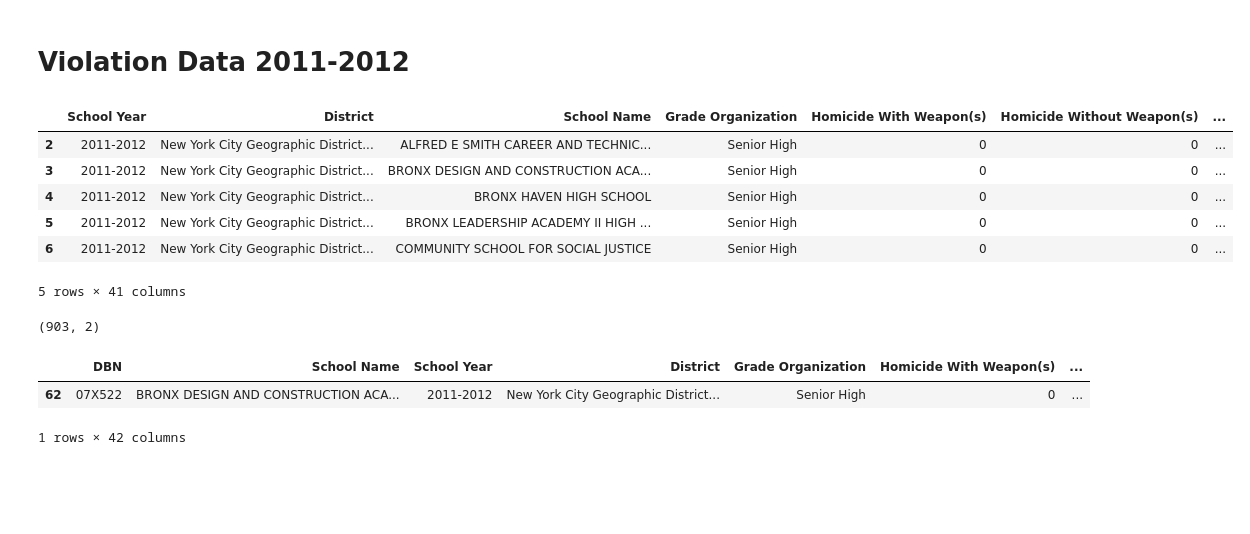
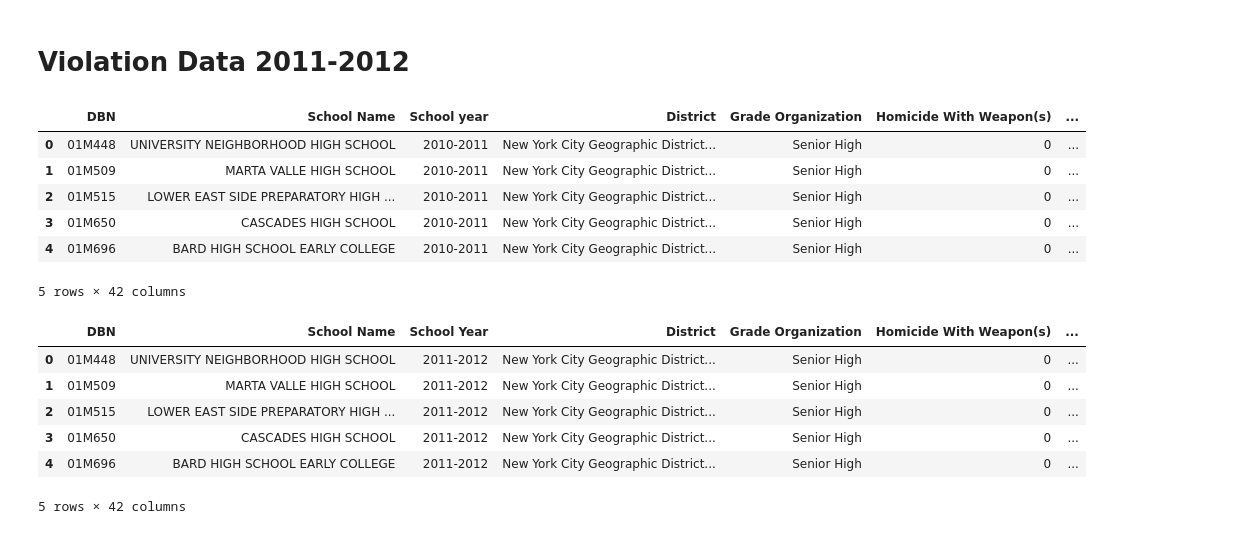
Before and after one commit to shravan097/NYCHS-Data-Analysis, a Jupyter notebook: baivab/SATAnalysis.ipynb, the cells around one changed output. Drawn from its saved outputs; the diff is of its cells as text; code cells hidden in the pictures; blank space fills up the shorter version.

Commit message:
Incident data added for all 5 years

```diff
--- a/baivab/SATAnalysis.ipynb
+++ b/baivab/SATAnalysis.ipynb
@@ -238,4 +238,18 @@ import import_ipynb
 # %%
 from Angeliques import *
 from nabil import*
+# %%
+def Clean_Incident(link):
+    df=pd.read_csv(link)
+    df = df[df['Grade Organization']=='Senior High']
+    df = df.drop(['County', 'BEDS Code', 'Need/Resource Category', 'School Type', 'Enrollment'], axis=1)
+    df['Incident Total'] = df.iloc[:, -41:].sum(axis=1)
+    df['School Name']=df['School Name'].str.upper()
+    return df
+# %%
+Incident_df_10_11=Clean_Incident('https://data.cityofnewyork.us/api/views/cznr-hmrv/rows.csv?accessType=DOWNLOAD')
+Incident_df_11_12=Clean_Incident('https://data.cityofnewyork.us/api/views/wks3-66bn/rows.csv?accessType=DOWNLOAD')
+Incident_df_12_13=Clean_Incident('https://data.cityofnewyork.us/api/views/imfa-v5pv/rows.csv?accessType=DOWNLOAD')
+Incident_df_13_14=Clean_Incident('https://data.cityofnewyork.us/api/views/mq9d-au8i/rows.csv?accessType=DOWNLOAD')
+Incident_df_14_15=Clean_Incident('https://data.cityofnewyork.us/api/views/jzt2-2f7h/rows.csv?accessType=DOWNLOAD')
 # %%
@@ -244,17 +258,19 @@ School_DBN=Angelique.ClassSize_df
 # %%
 School_DBN=School_DBN[['DBN','School Name']]
 School_DBN=School_DBN.drop_duplicates()
+# %%
+Incident_df_10_11_w_DBN=pd.merge(School_DBN,Incident_df_10_11,on='School Name')
+Incident_df_11_12_w_DBN=pd.merge(School_DBN,Incident_df_11_12,on='School Name')
+Incident_df_12_13_w_DBN=pd.merge(School_DBN,Incident_df_12_13,on='School Name')
+Incident_df_13_14_w_DBN=pd.merge(School_DBN,Incident_df_13_14,on='School Name')
+Incident_df_14_15_w_DBN=pd.merge(School_DBN,Incident_df_14_15,on='School Name')
 # %%
-Incident_df.head()
+Incident_df_10_11_w_DBN.head()
 # %% [output]
-|  | School Year | District | School Name | Grade Organization | Homicide With Weapon(s) | Homicide Without Weapon(s) | ... |
-| 2 | 2011-2012 | New York City Geographic District... | ALFRED E SMITH CAREER AND TECHNIC... | Senior High | 0 | 0 | ... |
-| 3 | 2011-2012 | New York City Geographic District... | BRONX DESIGN AND CONSTRUCTION ACA... | Senior High | 0 | 0 | ... |
-| 4 | 2011-2012 | New York City Geographic District... | BRONX HAVEN HIGH SCHOOL | Senior High | 0 | 0 | ... |
-| 5 | 2011-2012 | New York City Geographic District... | BRONX LEADERSHIP ACADEMY II HIGH ... | Senior High | 0 | 0 | ... |
-| 6 | 2011-2012 | New York City Geographic District... | COMMUNITY SCHOOL FOR SOCIAL JUSTICE | Senior High | 0 | 0 | ... |
+|  | DBN | School Name | School year | District | Grade Organization | Homicide With Weapon(s) | ... |
+| 0 | 01M448 | UNIVERSITY NEIGHBORHOOD HIGH SCHOOL | 2010-2011 | New York City Geographic District... | Senior High | 0 | ... |
+| 1 | 01M509 | MARTA VALLE HIGH SCHOOL | 2010-2011 | New York City Geographic District... | Senior High | 0 | ... |
+| 2 | 01M515 | LOWER EAST SIDE PREPARATORY HIGH ... | 2010-2011 | New York City Geographic District... | Senior High | 0 | ... |
+| 3 | 01M650 | CASCADES HIGH SCHOOL | 2010-2011 | New York City Geographic District... | Senior High | 0 | ... |
+| 4 | 01M696 | BARD HIGH SCHOOL EARLY COLLEGE | 2010-2011 | New York City Geographic District... | Senior High | 0 | ... |
-5 rows × 41 columns
+5 rows × 42 columns
-# %%
-School_DBN.shape
-# %% [output]
-(903, 2)
@@ -263,6 +277,10 @@ Incident_df_w_DBN=pd.merge(School_DBN,Incident_df,on='School Name')
-# %%
-Incident_df_w_DBN.loc[Incident_df_w_DBN['School Name']=='BRONX DESIGN AND CONSTRUCTION ACADEMY']
-# %% [output]
-|  | DBN | School Name | School Year | District | Grade Organization | Homicide With Weapon(s) | ... |
-| 62 | 07X522 | BRONX DESIGN AND CONSTRUCTION ACA... | 2011-2012 | New York City Geographic District... | Senior High | 0 | ... |
-1 rows × 42 columns
+# %%
+Incident_df_11_12_w_DBN.head()
+# %% [output]
+|  | DBN | School Name | School Year | District | Grade Organization | Homicide With Weapon(s) | ... |
+| 0 | 01M448 | UNIVERSITY NEIGHBORHOOD HIGH SCHOOL | 2011-2012 | New York City Geographic District... | Senior High | 0 | ... |
+| 1 | 01M509 | MARTA VALLE HIGH SCHOOL | 2011-2012 | New York City Geographic District... | Senior High | 0 | ... |
+| 2 | 01M515 | LOWER EAST SIDE PREPARATORY HIGH ... | 2011-2012 | New York City Geographic District... | Senior High | 0 | ... |
+| 3 | 01M650 | CASCADES HIGH SCHOOL | 2011-2012 | New York City Geographic District... | Senior High | 0 | ... |
+| 4 | 01M696 | BARD HIGH SCHOOL EARLY COLLEGE | 2011-2012 | New York City Geographic District... | Senior High | 0 | ... |
+5 rows × 42 columns
```
Also changed, not shown: parts of 5 cells of this notebook.
